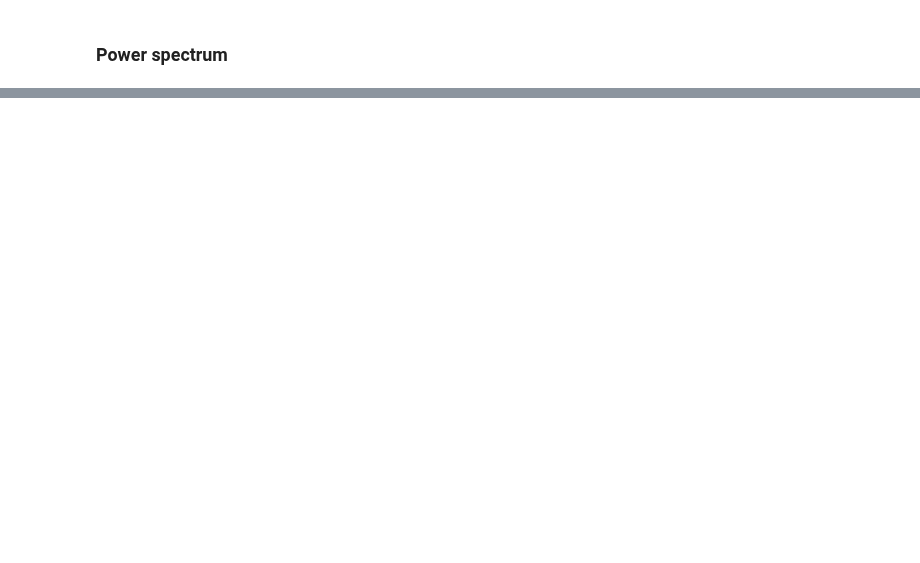
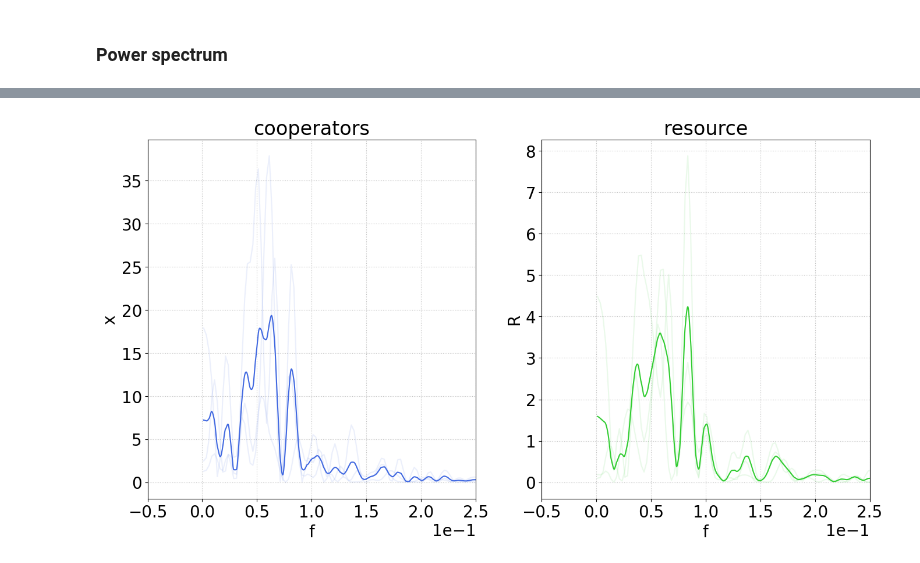
Before and after one commit to fabiomngzz/CPRSustainability, a Jupyter notebook: CPRsust_fullyStoc.ipynb, the cells around one changed output, grey strips where cells are left out. Cells and saved outputs as stored; diff of their text form; code cells hidden in the pictures; blank space fills up the shorter version.

```diff
--- a/CPRsust_fullyStoc.ipynb
+++ b/CPRsust_fullyStoc.ipynb
@@ -803,0 +1018,80 @@ figKFPS, axKFPS = CPRSustStocSimPlot(plotsObjPS)
+# %%
+if runCase['kFpP']:
+    # Time threshold for identifying the transient and calculate the power spectrum
+    tThPS = 20
+    # Range of frequencies over which to calculate the power spectrum
+    omegaRange = [0.1*1/(tMax_stocRes-tThPS), 2*np.pi]
+    #Select the absorbing simulations
+    seriesObj_kFpP_PS = [obj for obj in seriesObj_kFpP_stocRes if obj['absorbing']==False]
+
+    freqCoopsKFpP = []
+    psCoopsKFpP = []
+    freqResKFpP = []
+    psResKFpP = []
+
+    for obj in seriesObj_kFpP_PS:
+        tVecTemp = np.array(obj['time'])
+        idxPSTemp = np.where(tVecTemp>tThPS)[0]
+        tVecTemp = tVecTemp[idxPSTemp]
+        xVecTemp = np.array(obj['cooperators'])[idxPSTemp]
+        RVecTemp = np.array(obj['resource'])[idxPSTemp]
+        freqCoopsKFpPTemp, psCoopsKFpPTemp = LombScargle(t=tVecTemp,y=xVecTemp,dy=None,fit_mean=False,center_data=True,nterms=1,normalization='psd').autopower(method='fast',minimum_frequency=omegaRange[0],maximum_frequency=omegaRange[-1])
+        freqCoopsKFpP.append(freqCoopsKFpPTemp)
+        psCoopsKFpP.append(psCoopsKFpPTemp)
+        freqResKFpPTemp, psResKFpPTemp = LombScargle(t=tVecTemp,y=RVecTemp,dy=None,fit_mean=False,center_data=True,nterms=1,normalization='psd').autopower(method='fast',minimum_frequency=omegaRange[0],maximum_frequency=omegaRange[-1])
+        freqResKFpP.append(freqResKFpPTemp)
+        psResKFpP.append(psResKFpPTemp)
+
+    # Average
+    freqKFpPCommon = np.linspace(omegaRange[0],omegaRange[1],100000)
+
+    psCoopsKFpPInterp = []
+    for f,ps in zip(freqCoopsKFpP,psCoopsKFpP):
+        psInterpObj = PchipInterpolator(f,ps,extrapolate=False)
+        psInterp = psInterpObj(freqKFpPCommon)
+        psCoopsKFpPInterp.append(psInterp)
+    psCoopsKFpPAvg = np.mean(psCoopsKFpPInterp, axis=0)
+
+    psResKFpPInterp = []
+    for f,ps in zip(freqResKFpP,psResKFpP):
+        psInterpObj = PchipInterpolator(f,ps,extrapolate=False)
+        psInterp = psInterpObj(freqKFpPCommon)
+        psResKFpPInterp.append(psInterp)
+    psResKFpPAvg = np.mean(psResKFpPInterp, axis=0)
+
+    plotsObjPS = [
+        {
+            'name' : 'cooperators',
+            'x' : [np.array(f) for f in freqCoopsKFpP],
+            'xCommon' : freqKFpPCommon,
+            'y' : psCoopsKFpP,
+            'yMean' : psCoopsKFpPAvg,
+            'color' : 'royalblue',
+            'xlabel' : 'f',
+            'ylabel' : 'x',
+            'xLims' : [-0.05,0.25],
+            'yLims' : [],
+            'xLogScale' : None,
+            'yLogScale' : None,
+            'alphaSingle' : 0.1
+        },
+        {
+            'name' : 'resource',
+            'x' : [np.array(f) for f in freqResKFpP],
+            'xCommon' : freqKFpPCommon,
+            'y' : psResKFpP,
+            'yMean' : psResKFpPAvg,
+            'color' : 'limegreen',
+            'xlabel' : 'f',
+            'ylabel' : 'R',
+            'xLims' : [-0.05,0.25],
+            'yLims' : [],
+            'xLogScale' : None,
+            'yLogScale' : None,
+            'alphaSingle' : 0.1
+        }
+    ]
+
+    figKFPS, axKFPS = CPRSustStocSimPlot(plotsObjPS)
+# %% [output]
+[figure, added]
```
Also changed, not shown: parts of 17 cells of this notebook, 3 other files.
